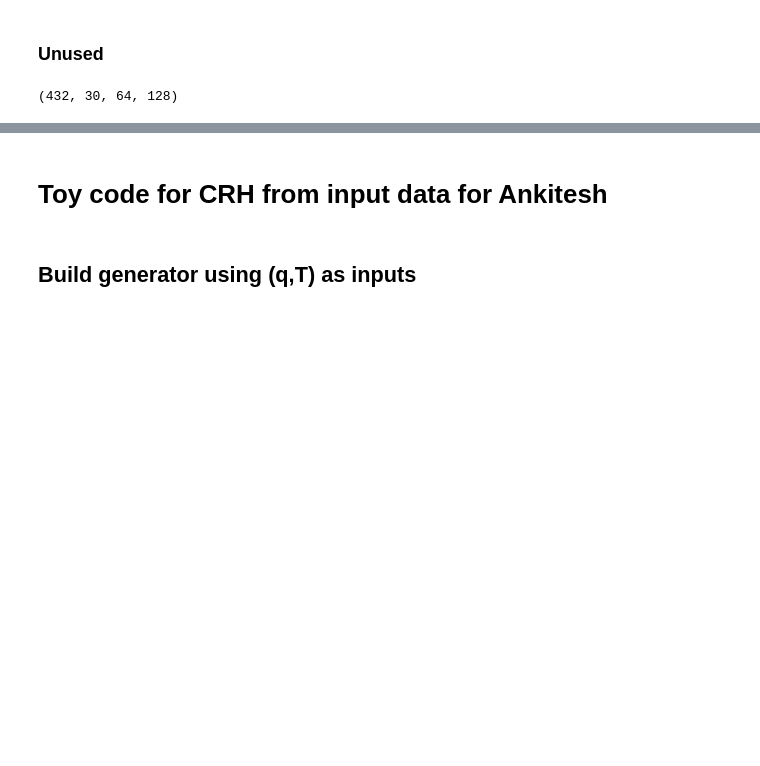
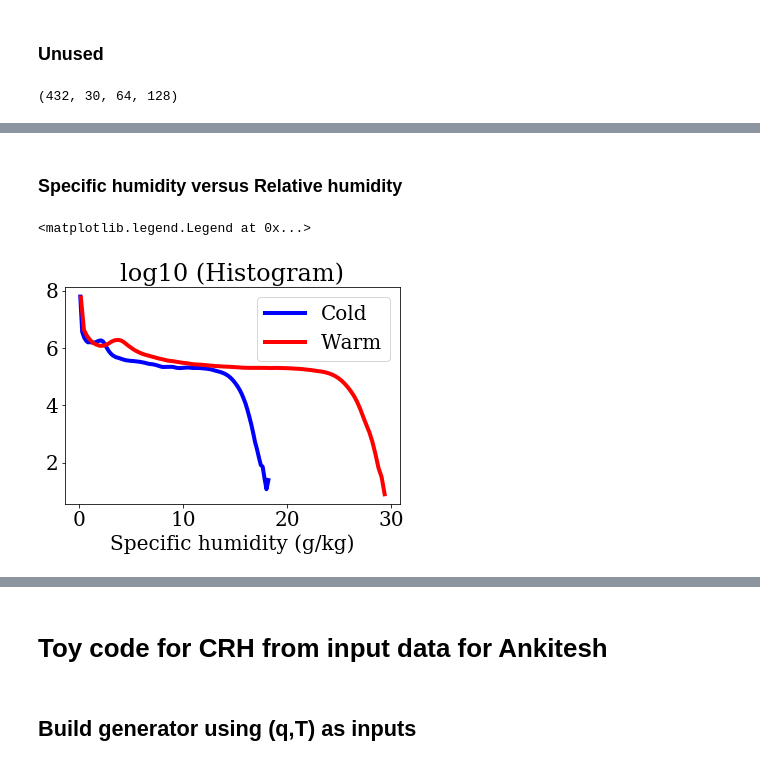
Before and after one commit to wallingTACC/CBRAIN-CAM, a Jupyter notebook: notebooks/tbeucler_devlog/038_Output_normalization_Buoyancy_separation.ipynb, the cells around one changed output, grey strips where cells are left out. Cells and saved outputs as stored; diff of their text form; code cells hidden in the pictures; blank space fills up the shorter version.

```diff
--- a/notebooks/tbeucler_devlog/038_Output_normalization_Buoyancy_separation.ipynb
+++ b/notebooks/tbeucler_devlog/038_Output_normalization_Buoyancy_separation.ipynb
@@ -1965,0 +1972,8 @@ EPT0.shape
+# %%
+def edg2bin(bin_edges):
+    return 0.5*(bin_edges[1:]+bin_edges[:-1])
+# %% [markdown]
+### Specific humidity versus Relative humidity
+# %%
+qm4 = datam4K.QAP.values.flatten()
+qp4 = datap4K.QAP.values.flatten()
@@ -1965,0 +1983,22 @@ EPT0.shape
+# %%
+Hqm4,Hqm4E = np.histogram(qm4,bins=100)
+Hqp4,Hqp4E = np.histogram(qp4,bins=100)
+HRHm4,HRHm4E = np.histogram(RHm4,bins=100)
+HRHp4,HRHp4E = np.histogram(RHp4,bins=100)
+# %%
+# Plot characteristics
+fz = 20
+lw = 4
+plt.rc('text', usetex=False)
+plt.rc('font', family='serif', size=fz)
+mpl.rcParams['lines.linewidth'] = lw
+plt.close('all')
+# %%
+plt.plot(1e3*edg2bin(Hqm4E),np.log10(Hqm4),color='b',label='Cold')
+plt.plot(1e3*edg2bin(Hqp4E),np.log10(Hqp4),color='r',label='Warm')
+plt.xlabel('Specific humidity (g/kg)')
+plt.title('log10 (Histogram)')
+plt.legend()
+# %% [output]
+<matplotlib.legend.Legend at 0x...>
+[figure, added]
```
Also changed, not shown: parts of 33 cells of this notebook, 1 other file.
